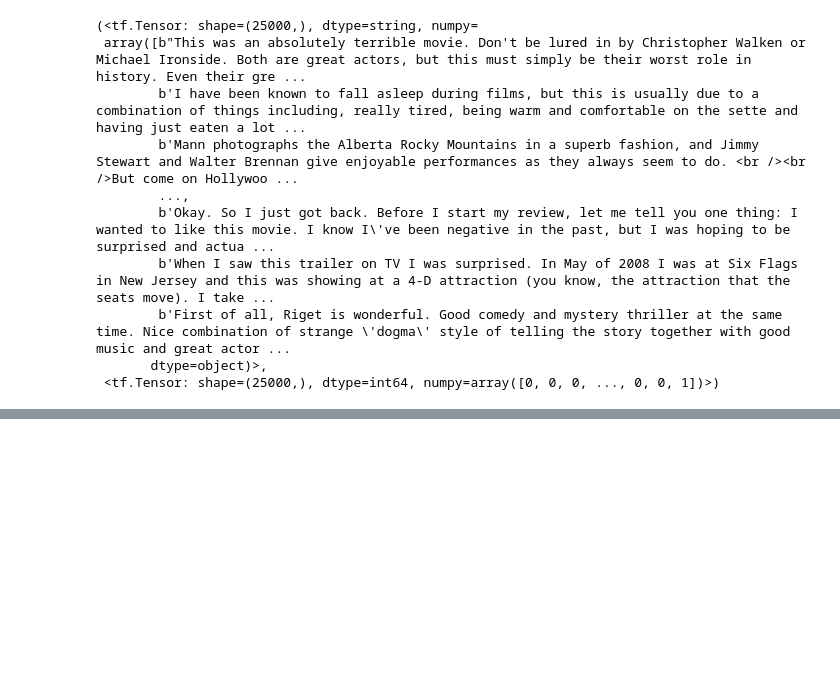
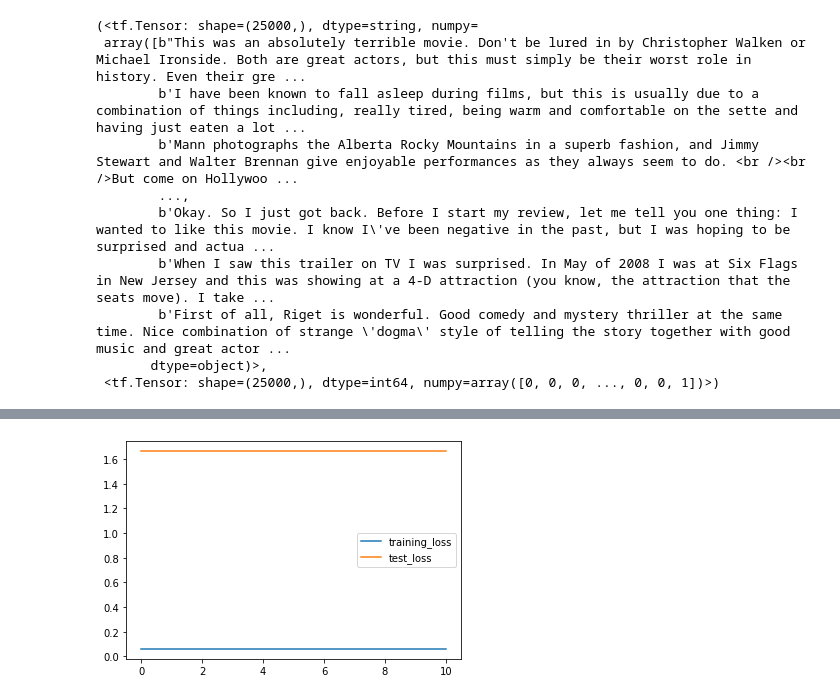
Before and after one commit to praveengadiyaram369/nlp_practice, a Jupyter notebook: sample_projects/movie_review_analysis/sentiment_analysis_moviereviews.ipynb, the cells around one changed output, grey strips where cells are left out. Saved outputs shown, nothing was run; the diff lists cells and outputs as text; code cells hidden in the pictures; blank space fills up the shorter version.

Commit message:
adding changes for pretraining model testing

```diff
--- a/sample_projects/movie_review_analysis/sentiment_analysis_moviereviews.ipynb
+++ b/sample_projects/movie_review_analysis/sentiment_analysis_moviereviews.ipynb
@@ -33,3 +33,6 @@ train
         b'First of all, Riget is wonderful. Good comedy and mystery thriller at the same time. Nice combination of strange \'dogma\' style of telling the story together with good music and great actor ...
        dtype=object)>,
  <tf.Tensor: shape=(25000,), dtype=int64, numpy=array([0, 0, 0, ..., 0, 0, 1])>)
+# %%
+X_train, y_train = tfds.as_numpy(train)
+X_test, y_test = tfds.as_numpy(test)
@@ -35,0 +50,8 @@ train
+# %%
+tf_pretrained_model_url = 'https://tfhub.dev/google/nnlm-en-dim50/2'
+model = tf.keras.models.Sequential([
+                             tfhb.KerasLayer(tf_pretrained_model_url, input_shape=[], dtype=tf.string, trainable=True),
+                             tf.keras.layers.Dense(units=32, activation='relu'),
+                             tf.keras.layers.Dense(1)
+])
+model.summary()
@@ -35,0 +77,8 @@ train
+# %%
+model.compile(optimizer='adam', loss='binary_crossentropy', metrics=['accuracy'])
+early_stopping = tf.keras.callbacks.EarlyStopping(
+    min_delta=0.001,
+    patience=10,
+    restore_best_weights=True,
+)
+history = model.fit(X_train, y_train, epochs=50, validation_split=0.3, batch_size=64, callbacks=[early_stopping])
@@ -35,0 +103,7 @@ train
+# %%
+plt.plot(history.history['loss'], label='training_loss')
+plt.plot(history.history['val_loss'], label='test_loss')
+plt.legend()
+plt.show()
+# %% [output]
+[figure, added]
```
Also changed, not shown: parts of 6 cells of this notebook.
